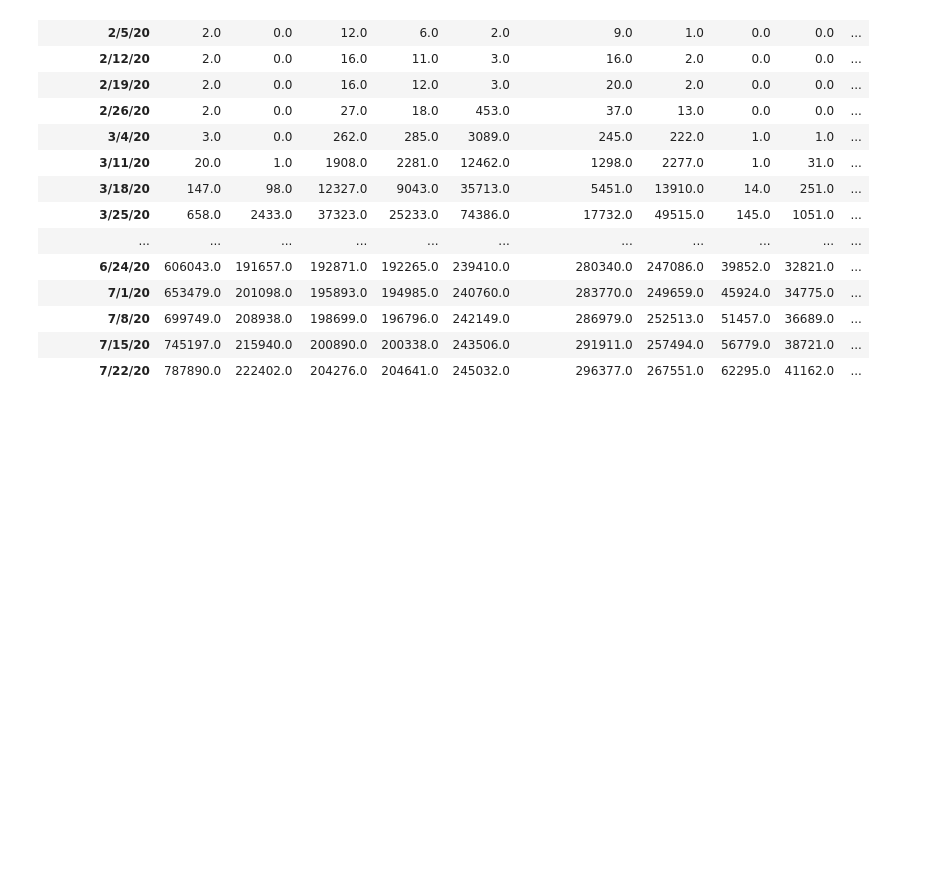
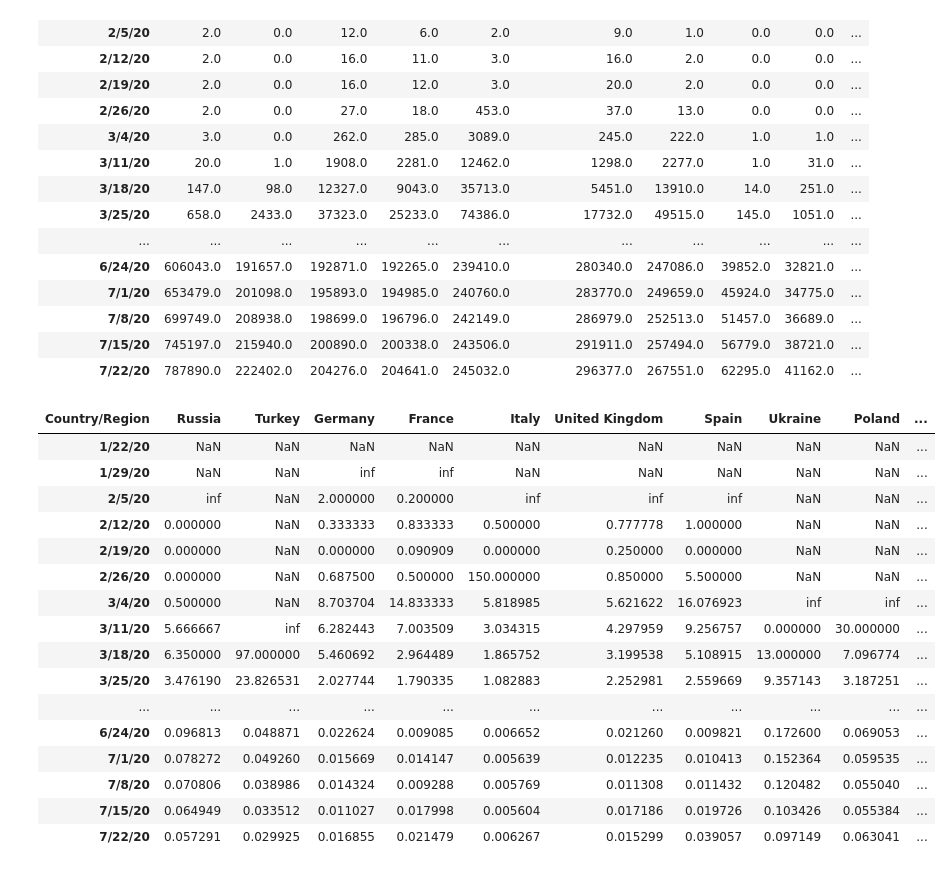
Before and after one commit to touch1295/PROJECT_1, a Jupyter notebook: cleaning.ipynb, the cells around one changed output. Saved outputs shown, nothing was run; the diff lists cells and outputs as text; code cells hidden in the pictures; blank space fills up the shorter version.

Commit message:
Add percent change dataframe

```diff
--- a/cleaning.ipynb
+++ b/cleaning.ipynb
@@ -185,3 +185,26 @@ weekly_df
 | 7/8/20 | 699749.0 | 208938.0 | 198699.0 | 196796.0 | 242149.0 | 286979.0 | 252513.0 | 51457.0 | 36689.0 | ... |
 | 7/15/20 | 745197.0 | 215940.0 | 200890.0 | 200338.0 | 243506.0 | 291911.0 | 257494.0 | 56779.0 | 38721.0 | ... |
 | 7/22/20 | 787890.0 | 222402.0 | 204276.0 | 204641.0 | 245032.0 | 296377.0 | 267551.0 | 62295.0 | 41162.0 | ... |
+# %%
+percent_df = weekly_df.pct_change()
+percent_df
+#Russia_Percent = data_file_df["Russia"]/1000
+#data_file_df["Thousands of Dollars"] = thousands_of_dollars
+# %% [output]
+| Country/Region | Russia | Turkey | Germany | France | Italy | United Kingdom | Spain | Ukraine | Poland | ... |
+| 1/22/20 | NaN | NaN | NaN | NaN | NaN | NaN | NaN | NaN | NaN | ... |
+| 1/29/20 | NaN | NaN | inf | inf | NaN | NaN | NaN | NaN | NaN | ... |
+| 2/5/20 | inf | NaN | 2.000000 | 0.200000 | inf | inf | inf | NaN | NaN | ... |
+| 2/12/20 | 0.000000 | NaN | 0.333333 | 0.833333 | 0.500000 | 0.777778 | 1.000000 | NaN | NaN | ... |
+| 2/19/20 | 0.000000 | NaN | 0.000000 | 0.090909 | 0.000000 | 0.250000 | 0.000000 | NaN | NaN | ... |
+| 2/26/20 | 0.000000 | NaN | 0.687500 | 0.500000 | 150.000000 | 0.850000 | 5.500000 | NaN | NaN | ... |
+| 3/4/20 | 0.500000 | NaN | 8.703704 | 14.833333 | 5.818985 | 5.621622 | 16.076923 | inf | inf | ... |
+| 3/11/20 | 5.666667 | inf | 6.282443 | 7.003509 | 3.034315 | 4.297959 | 9.256757 | 0.000000 | 30.000000 | ... |
+| 3/18/20 | 6.350000 | 97.000000 | 5.460692 | 2.964489 | 1.865752 | 3.199538 | 5.108915 | 13.000000 | 7.096774 | ... |
+| 3/25/20 | 3.476190 | 23.826531 | 2.027744 | 1.790335 | 1.082883 | 2.252981 | 2.559669 | 9.357143 | 3.187251 | ... |
+| ... | ... | ... | ... | ... | ... | ... | ... | ... | ... | ... |
+| 6/24/20 | 0.096813 | 0.048871 | 0.022624 | 0.009085 | 0.006652 | 0.021260 | 0.009821 | 0.172600 | 0.069053 | ... |
+| 7/1/20 | 0.078272 | 0.049260 | 0.015669 | 0.014147 | 0.005639 | 0.012235 | 0.010413 | 0.152364 | 0.059535 | ... |
+| 7/8/20 | 0.070806 | 0.038986 | 0.014324 | 0.009288 | 0.005769 | 0.011308 | 0.011432 | 0.120482 | 0.055040 | ... |
+| 7/15/20 | 0.064949 | 0.033512 | 0.011027 | 0.017998 | 0.005604 | 0.017186 | 0.019726 | 0.103426 | 0.055384 | ... |
+| 7/22/20 | 0.057291 | 0.029925 | 0.016855 | 0.021479 | 0.006267 | 0.015299 | 0.039057 | 0.097149 | 0.063041 | ... |
```
